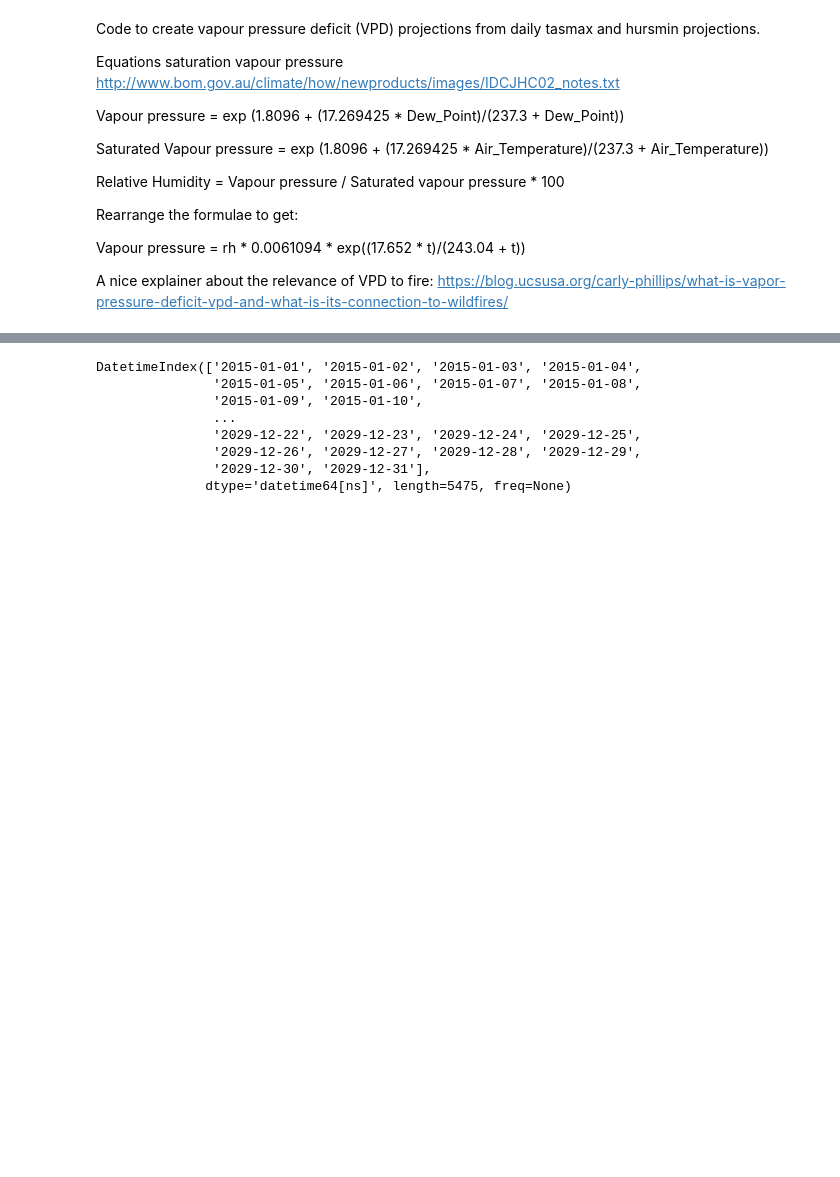
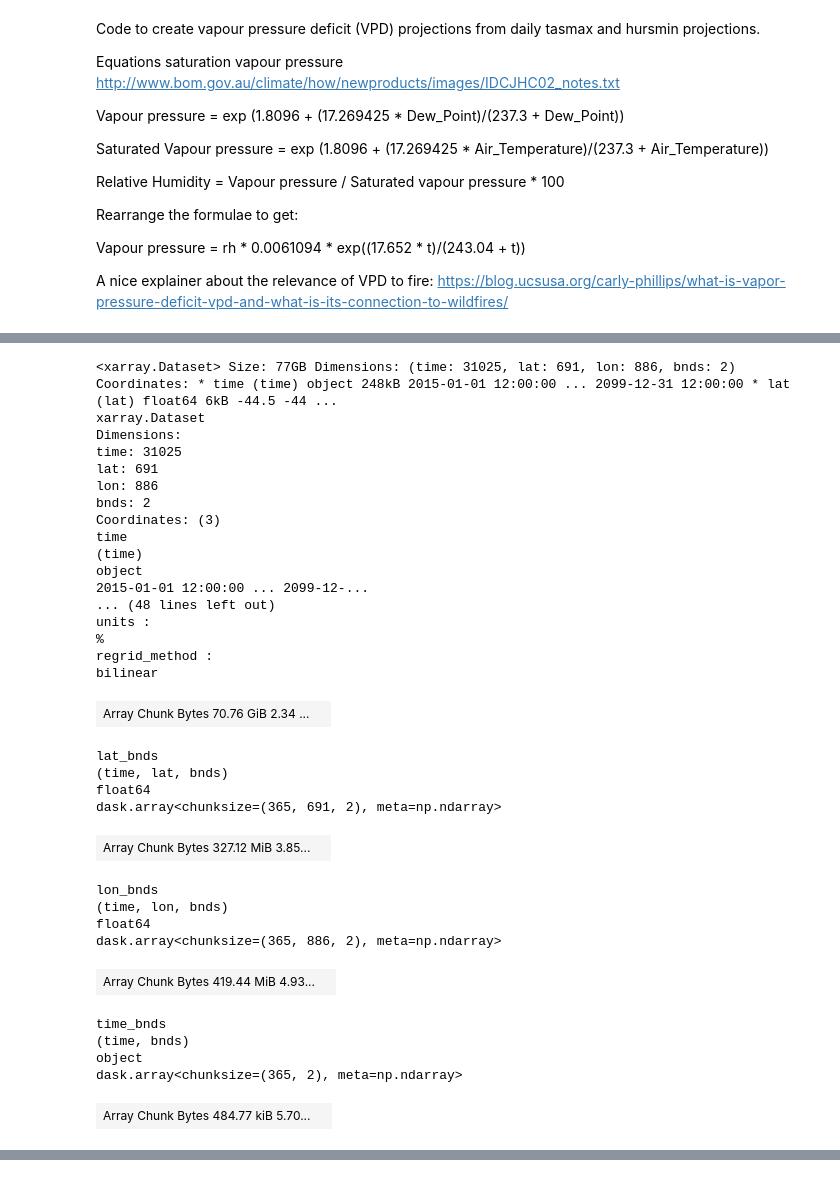
Before and after one commit to nb-bom/VPD, a Jupyter notebook: VPD functions.ipynb, the cells around one changed output, grey strips where cells are left out. Cells and saved outputs as stored; diff of their text form; code cells hidden in the pictures; blank space fills up the shorter version.

```diff
--- a/VPD functions.ipynb
+++ b/VPD functions.ipynb
@@ -128,0 +129,12 @@ hursmin_master_ds = xr.open_mfdataset(infiles2)
+# %%
+var2 = 'hursmin'
+
+#ddir = f"/g/data/ia39/australian-climate-service/release/CORDEX/output-Adjust/{CMIP}/bias-adjusted-input/AUST-05i/{AGENCY}/{GCM}/{pathway}/{ensemble}/{RCM}/v1-r1/day/{var2}/v20241216"
+#infiles2=glob.glob(ddir+f'/{var2}_AUST-05i_{GCM}_{pathway}_{ensemble}_{AGENCY}_{RCM}_v1-r1_day_*.nc')
+#hursmin_master_ds = xr.open_mfdataset(infiles2)
+
+#hursmin_AUST-05i_CESM2_ssp370_r11i1p1f1_BOM_BARPA-R_v1-r1_day_20760101-20761231.nc
+
+ddir2 = f"/g/data/kj66/CORDEX/output/{CMIP}/DD/AUST-05i/{AGENCY}/{GCM}/{pathway}/{ensemble}/{RCM}/v1-r1/day/{var2}/v20241216"
+infiles2=glob.glob(ddir2+f'/{var2}_AUST-05i_{GCM}_{pathway}_{ensemble}_{AGENCY}_{RCM}_v1-r1_day_*.nc')
+hursmin_master_ds = xr.open_mfdataset(infiles2)
@@ -128,0 +196,36 @@ hursmin_master_ds = xr.open_mfdataset(infiles2)
+# %%
+hursmin_master_ds
+# %% [output]
+<xarray.Dataset> Size: 77GB Dimensions: (time: 31025, lat: 691, lon: 886, bnds: 2) Coordinates: * time (time) object 248kB 2015-01-01 12:00:00 ... 2099-12-31 12:00:00 * lat (lat) float64 6kB -44.5 -44 ...
+xarray.Dataset
+Dimensions:
+time: 31025
+lat: 691
+lon: 886
+bnds: 2
+Coordinates: (3)
+time
+(time)
+object
+2015-01-01 12:00:00 ... 2099-12-...
+... (48 lines left out)
+units :
+%
+regrid_method :
+bilinear
+| Array Chunk Bytes 70.76 GiB 2.34 ... |  |
+lat_bnds
+(time, lat, bnds)
+float64
+dask.array<chunksize=(365, 691, 2), meta=np.ndarray>
+| Array Chunk Bytes 327.12 MiB 3.85... |  |
+lon_bnds
+(time, lon, bnds)
+float64
+dask.array<chunksize=(365, 886, 2), meta=np.ndarray>
+| Array Chunk Bytes 419.44 MiB 4.93... |  |
+time_bnds
+(time, bnds)
+object
+dask.array<chunksize=(365, 2), meta=np.ndarray>
+| Array Chunk Bytes 484.77 kiB 5.70... |  |
@@ -132,16 +252,7 @@ chosen_gwl = '1.2'
 
 gwl_tasmax = gwl.get_GWL_timeslice(tasmax_master_ds,CMIP,GCM,ensemble,pathway,GWL=chosen_gwl)[var1]
 gwl_rh = gwl.get_GWL_timeslice(hursmin_master_ds,CMIP,GCM,ensemble,pathway,GWL=chosen_gwl)[var2]
-gwl_rh = gwl_rh.assign_coords(time = pd.to_datetime(gwl_rh.time) + timedelta(hours = 12))
+#gwl_rh = gwl_rh.assign_coords(time = pd.to_datetime(gwl_rh.time) + timedelta(hours = 12)) #needed
-# %% [output]
-DatetimeIndex(['2015-01-01', '2015-01-02', '2015-01-03', '2015-01-04',
-               '2015-01-05', '2015-01-06', '2015-01-07', '2015-01-08',
-               '2015-01-09', '2015-01-10',
-               ...
-               '2029-12-22', '2029-12-23', '2029-12-24', '2029-12-25',
-               '2029-12-26', '2029-12-27', '2029-12-28', '2029-12-29',
-               '2029-12-30', '2029-12-31'],
-              dtype='datetime64[ns]', length=5475, freq=None)
 # %%
 #gwl_rh.indexes['time'].to_datetimeindex()
 
```
Also changed, not shown: parts of 10 cells of this notebook.
